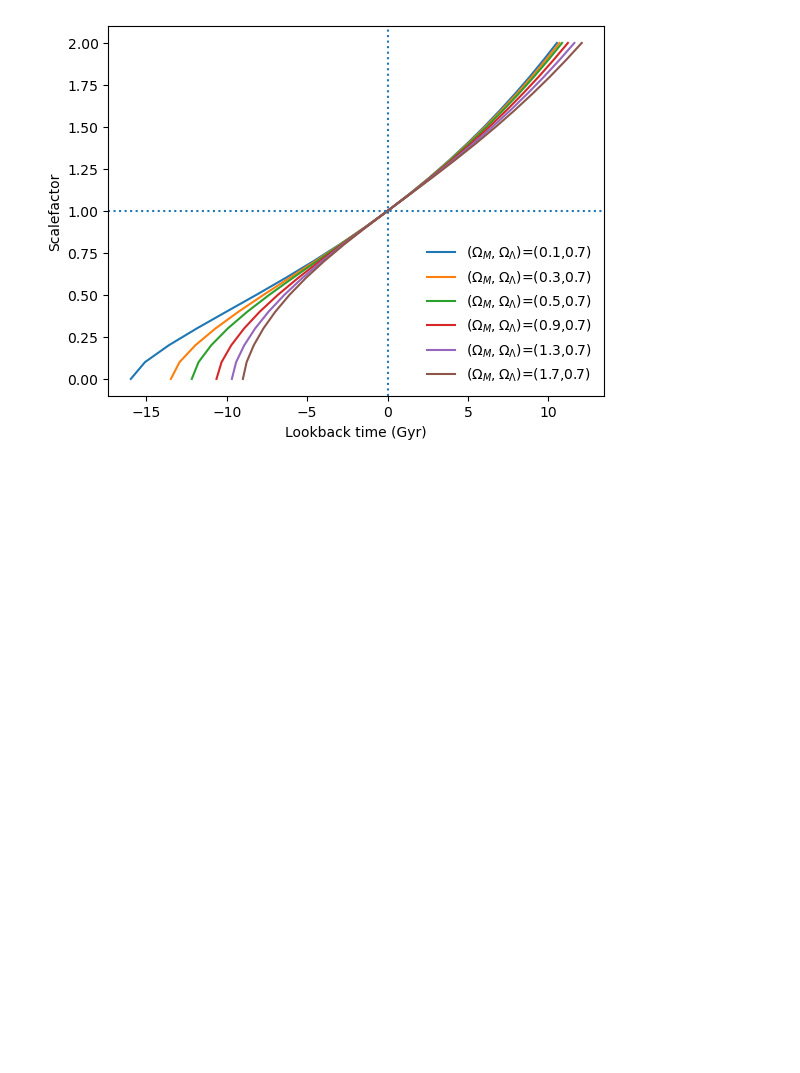
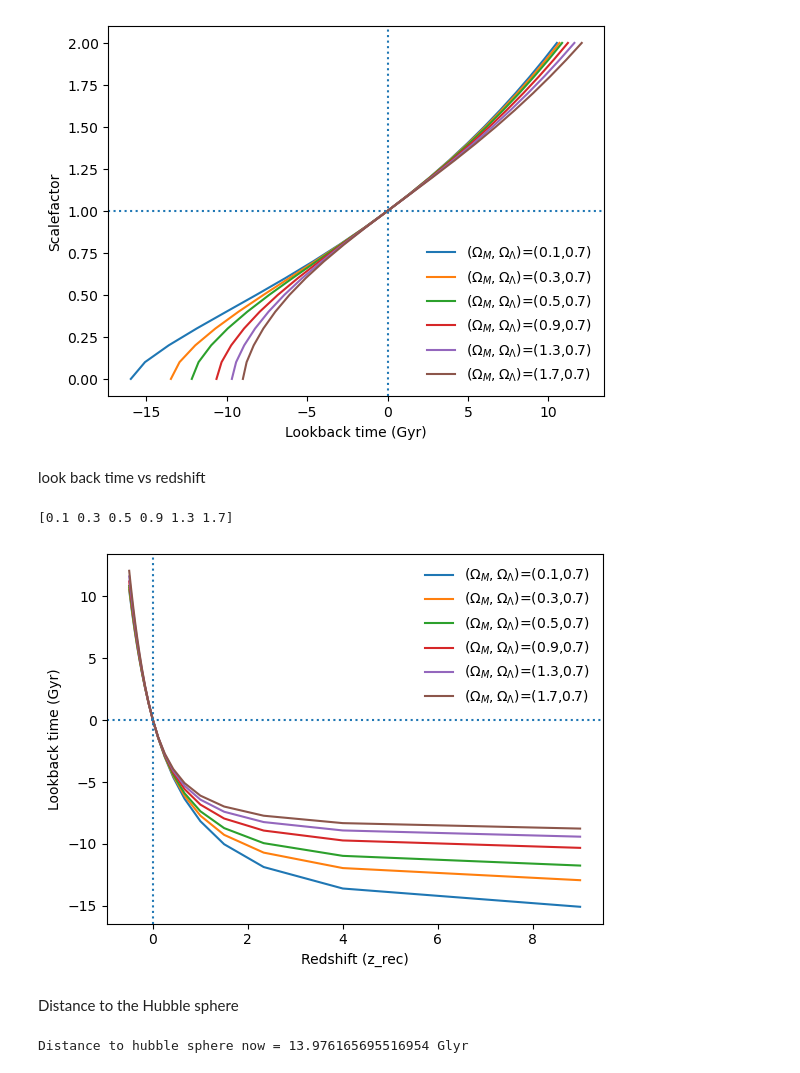
Before and after one commit to naidee/Cosmology-Project, a Jupyter notebook: cosmo/docs/notebooks/CosmoIntroPrez.ipynb, the cells around one changed output. Drawn from its saved outputs; the diff is of its cells as text; code cells hidden in the pictures; blank space fills up the shorter version.

```diff
--- a/cosmo/docs/notebooks/CosmoIntroPrez.ipynb
+++ b/cosmo/docs/notebooks/CosmoIntroPrez.ipynb
@@ -319,8 +319,8 @@ From here you can play with the input parameters.  What happens when you:
 
 You might find it useful to make a more general `adotinv` function that takes into account all these possibilities.
 # %%
-def adotinv_gen(a, O_m0, O_r0, O_l0):
-    adot = a*np.sqrt((O_r0*(a**-4)) + (O_m0*(a**-3)) +  ((1-O_m0-O_l0)*(a**-2)) + (O_l0))
+def adotinv_gen_noH0(a, O_m0, O_r0, O_l0):
+    adot = (a)*np.sqrt((O_r0*(a**-4)) + (O_m0*(a**-3)) +  ((1-O_m0-O_l0)*(a**-2)) + (O_l0)) #H0Y IS NOT HERE REMEMBER
     return 1.0/adot
 # %%
 O_m0 = 0.3
@@ -339,10 +339,10 @@ print(H0y,H0Y)
 # astart = 0.0
 # astop = 2.1
 # astep = 0.1 # Make this finer to make the plot smoother
-a_factors = [*np.arange(0.0,2.1,0.1)]
+a_factors = np.array([*np.arange(0.0,2.1,0.1)])
 
 def lookback_Gyr(H_0_Gyr, afacs, OM, OR, OL): #OMOROL
-    return np.array([integrate.quad(adotinv_gen, 1, aends, args=(OM,OR,OL))[0] for aends in afacs])/H_0_Gyr
+    return np.array([integrate.quad(adotinv_gen_noH0, 1, aends, args=(OM,OR,OL))[0] for aends in afacs])/H_0_Gyr
 # %% [output]
 0.0715503824 0.0715503824
 # %%
@@ -361,7 +361,7 @@ ol = 0.7
 for om in om_arr:
     # t_lookback_Gyr = np.array([integrate.quad(adotinv, 1, a_end, args=(om,ol))[0] for a_end in a_arr])/H0y
     t_lookback = lookback_Gyr(H0Y, a_factors, om, O_r0, O_l0)
-    plt.plot(t_lookback,a_arr,label='$(\Omega_M,\Omega_\Lambda)$=(%.1f,%.1f)'%(om,ol))
+    plt.plot(t_lookback,a_factors,label='$(\Omega_M,\Omega_\Lambda)$=(%.1f,%.1f)'%(om,ol))
 
 plt.axvline(x=0,linestyle=':') # Plot some crosshairs
 plt.axhline(y=1,linestyle=':')
@@ -372,3 +372,44 @@ plt.show()
 # %% [output]
 [0.1 0.3 0.5 0.9 1.3 1.7]
 [figure]
+# %% [markdown]
+look back time vs redshift
+# %%
+om_arr = [*np.arange(0.1,2.1,0.4)] + [0.3]
+om_arr = np.sort(om_arr)
+print(om_arr)
+ol = 0.7
+
+
+a_facsz_rec = a_factors[a_factors !=0] #had to remove first element because it was zero
+z_rec_arr = (1/a_facsz_rec)-1
+for om in om_arr:
+    # t_lookback_Gyr = np.array([integrate.quad(adotinv, 1, a_end, args=(om,ol))[0] for a_end in a_arr])/H0y
+    t_lookback = lookback_Gyr(H0Y, a_facsz_rec, om, O_r0, O_l0)
+    plt.plot(z_rec_arr,t_lookback,label='$(\Omega_M,\Omega_\Lambda)$=(%.1f,%.1f)'%(om,ol))
+
+plt.axvline(x=0,linestyle=':') # Plot some crosshairs
+plt.axhline(y=0 ,linestyle=':')
+plt.ylabel('Lookback time (Gyr)')
+plt.xlabel('Redshift (z_rec)')
+plt.legend(loc='upper right',frameon=False)
+plt.show()
+# %% [output]
+[0.1 0.3 0.5 0.9 1.3 1.7]
+[figure, added]
+# %% [markdown]
+Distance to the Hubble sphere
+# %%
+c
+# take speed of light to be 1 lightyear/year
+O_m0 = 0.3
+O_r0 = 0.0
+O_l0 = 0.7
+a_facs_HS = a_factors[a_factors != 0]
+tbacks = lookback_Gyr(H0Y, a_facs_HS, O_m0, O_r0, O_l0)
+adotinvforreal = adotinv_gen_noH0(a_facs_HS, O_m0, O_r0, O_l0)/H0Y
+Dist2HUBS = (1)*adotinvforreal
+
+print("Distance to hubble sphere now =", 1/H0Y, "Glyr")
+# %% [output]
+Distance to hubble sphere now = 13.976165695516954 Glyr
```
Also changed, not shown: parts of 1 cell of this notebook, 1 other file.
